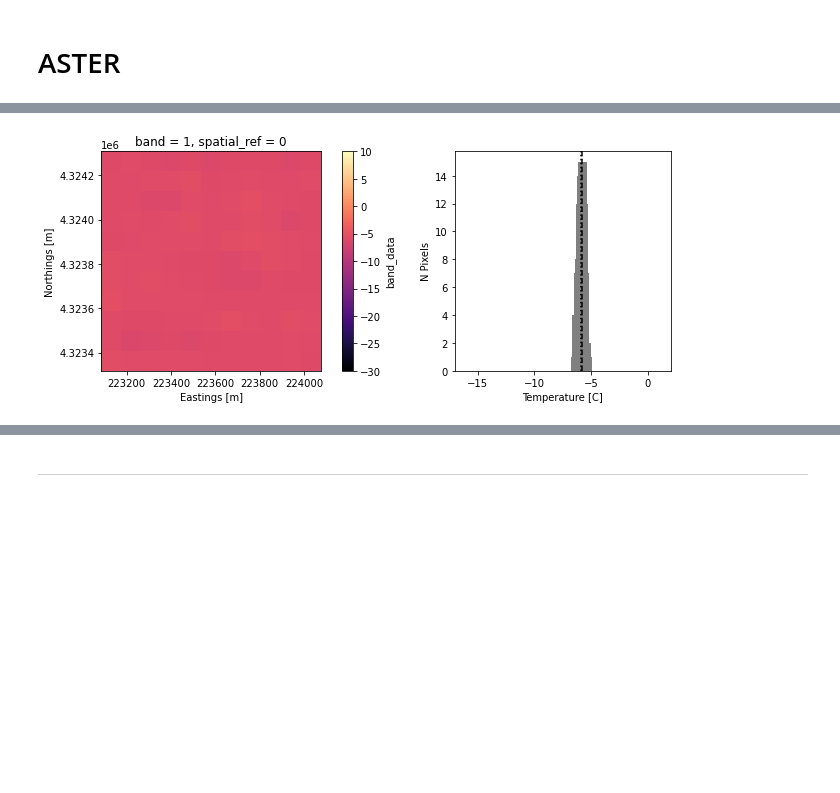
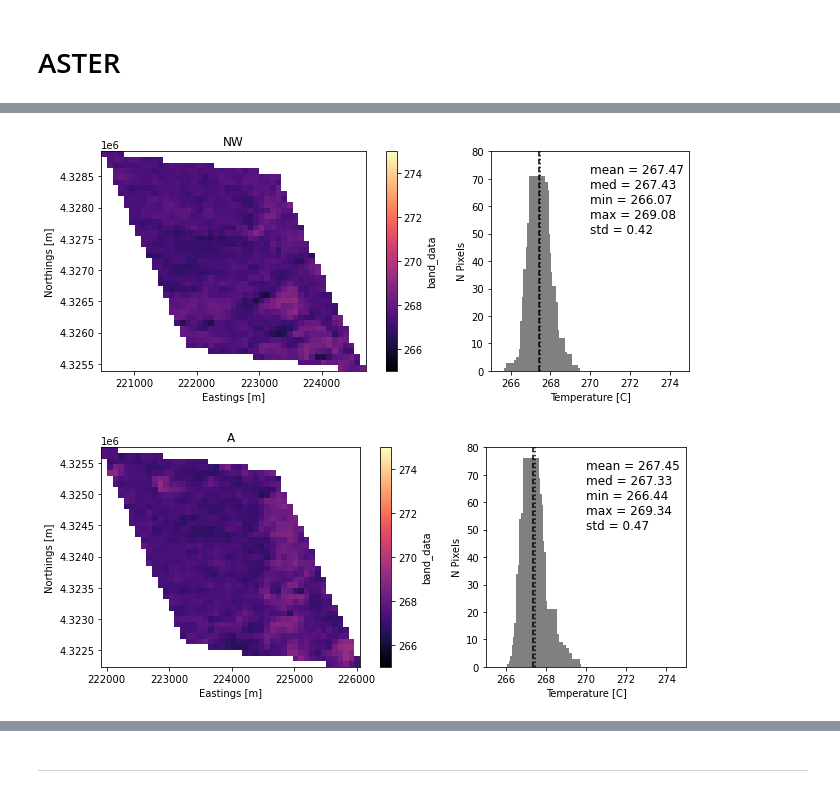
Before and after one commit to spestana/snowex2020, a Jupyter notebook: airborne_ir_feb8.ipynb, the cells around one changed output, grey strips where cells are left out. Drawn from its saved outputs; the diff is of its cells as text; code cells hidden in the pictures; blank space fills up the shorter version.

```diff
--- a/airborne_ir_feb8.ipynb
+++ b/airborne_ir_feb8.ipynb
@@ -338,4 +364,5 @@ Text(0.5, 0, 'Box size (pixels)')
 # %%
+target = 'snow pit'
 # Set the spatial extent for the area to look at
 x=500 # meters, window will be a square 2x along each side
 
@@ -347,6 +374,8 @@ if target == 'snow pit':
     # snow pit 2s10 area
     utm_xmin, utm_xmax = snow_pit_df.geometry.x.values[0]-x, snow_pit_df.geometry.x.values[0]+x #221800-x, 221800+x
     utm_ymin, utm_ymax = snow_pit_df.geometry.y.values[0]-x, snow_pit_df.geometry.y.values[0]+x
+
+
 
 times = []
 Tsnow_airborneIR_peak = []
@@ -390,7 +419,7 @@ for time_index, time_step in enumerate(ds.time):
 
         # plot histograms
         data = ds.STCtemp.sel(x=slice(utm_xmin, utm_xmax),y=slice(utm_ymin, utm_ymax), time=time_step).values
-        x_peaks, y_peaks, x_hist, y_hist = get_hist_peaks(data, n_peaks=1)
+        x_peaks, y_peaks, x_hist, y_hist = get_hist_peaks(data, n_peaks=2)
         x_trough, _, _, _ = get_hist_trough(data)
         if len(x_peaks) == 1: # add some placeholder data if we only are looking at n_peaks=1
             x_peaks = np.append(x_peaks, -9999)
@@ -741,4 +752,9 @@ aster_b14_DN = aster_b14_DN.squeeze()
 # %%
+# Open ASTER image
+aster_b14_DN = xr.open_dataset(new_filepath, engine="rasterio")
+aster_b14_DN.rio.write_crs("epsg:32613", inplace=True)
+aster_b14_DN = aster_b14_DN.squeeze()
+
 #Convert DN to radiance, then radiance to brightness temperature
 # ASTER band number for conversion functions
 band_number = 14
@@ -748,40 +764,56 @@ aster_b14_rad = tir_dn2rad(aster_b14_DN, band_number)
 
 # Convert Radiance to Brightness Temperature [K]
 aster_b14_tb = tir_rad2tb(aster_b14_rad, band_number)
+
+# Open shapefiles
+g16_shapefile = gpd.read_file(r"C:\Users\steve\OneDrive\Documents\School Stuff\UW\Mountain Hydrology Research Group\MountainGOES\Mountain GOES Paper\Paper 2 - satellite vs ground\Paper 2a - snowex data\data\pixels_GOES-16_ABI.geojson")
+g17_shapefile = gpd.read_file(r"C:\Users\steve\OneDrive\Documents\School Stuff\UW\Mountain Hydrology Research Group\MountainGOES\Mountain GOES Paper\Paper 2 - satellite vs ground\Paper 2a - snowex data\data\pixels_GOES-17_ABI.geojson")
-# %%
-geometry = f'''{{"type": "Polygon", "coordinates": [[[{utm_xmin}, {utm_ymax}],[{utm_xmin}, {utm_ymin}],[{utm_xmax}, {utm_ymin}],[{utm_xmax}, {utm_ymax}],[{utm_xmin}, {utm_ymax}]]]}}'''
-cropping_geometries = [geojson.loads(geometry)]
-shapefile_tb = aster_b14_tb.rio.clip(geometries=cropping_geometries, crs=32613)
-shapefile_tb_C = shapefile_tb.band_data - 273.15
-#shapefile_tb_C.plot(cmap='magma')
 # %%
-data = shapefile_tb_C.values
+for i in range(len(g16_shapefile.to_crs('epsg:32613').geometry)):
+    cropping_geometries = [g16_shapefile.to_crs('epsg:32613').geometry[i]]
+    #geometry = f'''{{"type": "Polygon", "coordinates": [[[{utm_xmin}, {utm_ymax}],[{utm_xmin}, {utm_ymin}],[{utm_xmax}, {utm_ymin}],[{utm_xmax}, {utm_ymax}],[{utm_xmin}, {utm_ymax}]]]}}'''
+    #cropping_geometries = [geojson.loads(geometry)]
+    shapefile_tb = aster_b14_tb.rio.clip(geometries=cropping_geometries, crs=32613)
+    shapefile_tb_K = shapefile_tb.band_data
+    shapefile_tb_C = shapefile_tb.band_data - 273.15
+    #plt.figure()
+    #shapefile_tb_C.plot(cmap='magma')
 
-# remove nans from data
-data = data[~np.isnan(data)]
+    data = shapefile_tb_K.values
+
+    # remove nans from data
+    data = data[~np.isnan(data)]
 
 
-fig, [ax_img, ax_hist] = plt.subplots(nrows=1,ncols=2,figsize=(10,4), tight_layout=True,
-                                              gridspec_kw={'width_ratios': [2, 1]})
-shapefile_tb_C.plot(cmap='magma', vmin=-30, vmax=10, ax=ax_img)
-ax_img.set_aspect('equal', 'box')
-ax_img.set_ylabel('Northings [m]')
-ax_img.set_xlabel('Eastings [m]')
+    fig, [ax_img, ax_hist] = plt.subplots(nrows=1,ncols=2,figsize=(10,4), tight_layout=True,
+                                                  gridspec_kw={'width_ratios': [2, 1]})
+    shapefile_tb_K.plot(cmap='magma', vmin=265, vmax=275, ax=ax_img)
+    ax_img.set_aspect('equal', 'box')
+    ax_img.set_ylabel('Northings [m]')
+    ax_img.set_xlabel('Eastings [m]')
+    ax_img.set_title(g16_shapefile.name[i])
 
 
 
 
-y_hist, _ = np.histogram(data, bins=100, density=False)
-x_hist = np.linspace(np.min(data), np.max(data), num=len(y_hist))
-ax_hist.bar(x_hist, y_hist, color='grey')
-ax_hist.axvline(np.median(data),color='k',linestyle='--')
-ax_hist.axvline(np.mean(data),color='k',linestyle=':')
-ax_hist.set_xlim(-17, 2)
-#ax_hist.set_ylim(0,1)
-ax_hist.set_ylabel('N Pixels')
-ax_hist.set_xlabel('Temperature [C]')
+    y_hist, _ = np.histogram(data, bins=100, density=False)
+    x_hist = np.linspace(np.min(data), np.max(data), num=len(y_hist))
+    ax_hist.bar(x_hist, y_hist, color='grey')
+    ax_hist.axvline(np.median(data),color='k',linestyle='--')
+    ax_hist.axvline(np.mean(data),color='k',linestyle=':')
+    ax_hist.set_xlim(265, 275)
+    ax_hist.set_ylim(0,80)
+    ax_hist.set_ylabel('N Pixels')
+    ax_hist.set_xlabel('Temperature [C]')
+    s1 = str(np.round(np.mean(data),2))
+    s2 = str(np.round(np.median(data),2))
+    s3 = str(np.round(np.min(data),2))
+    s4 = str(np.round(np.max(data),2))
+    s5 = str(np.round(np.std(data),2))
+    ax_hist.text(270, 50, f'mean = {s1}\nmed = {s2}\nmin = {s3}\nmax = {s4}\nstd = {s5}', fontsize=12)
 
-aster_mesa_west_mean_TC = np.mean(data)
-aster_mesa_west_median_TC = np.median(data)
+    aster_mesa_west_mean_TC = np.mean(data)
+    aster_mesa_west_median_TC = np.median(data)
 # %% [output]
-[figure, old version]
+[figure, new version]
+[figure, added]
```
Also changed, not shown: parts of 30 cells of this notebook, 1 other file.
